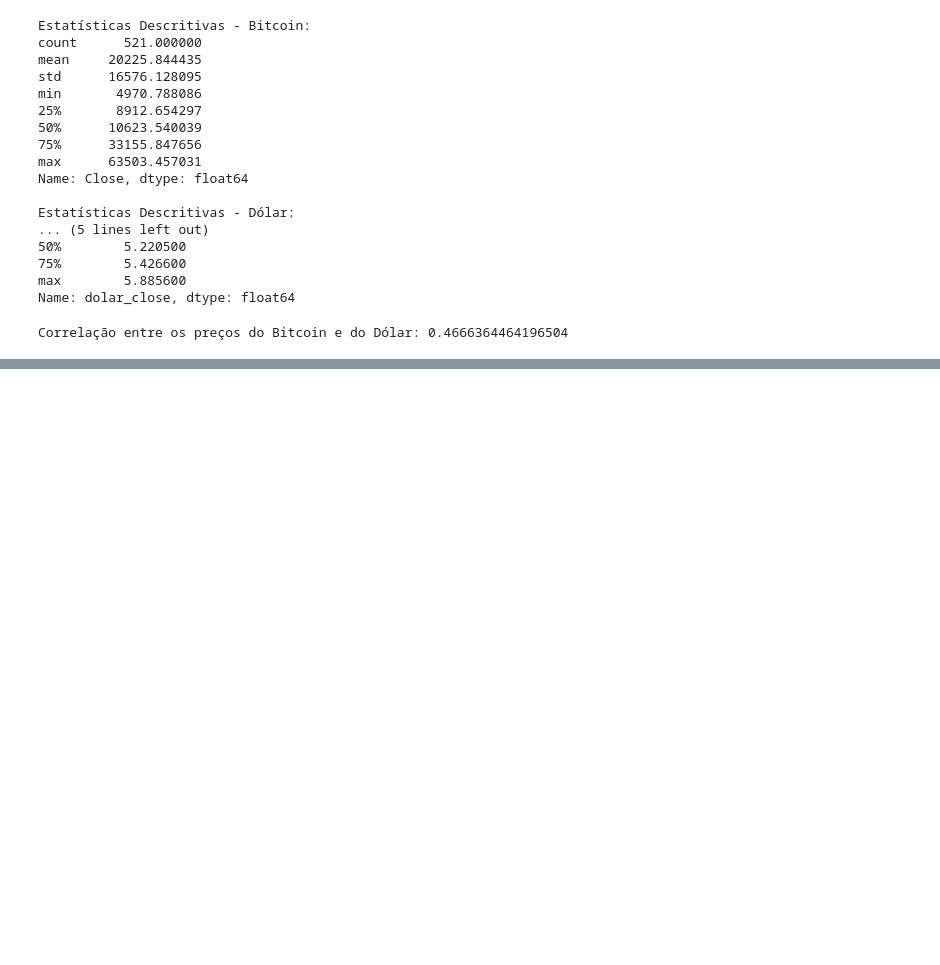
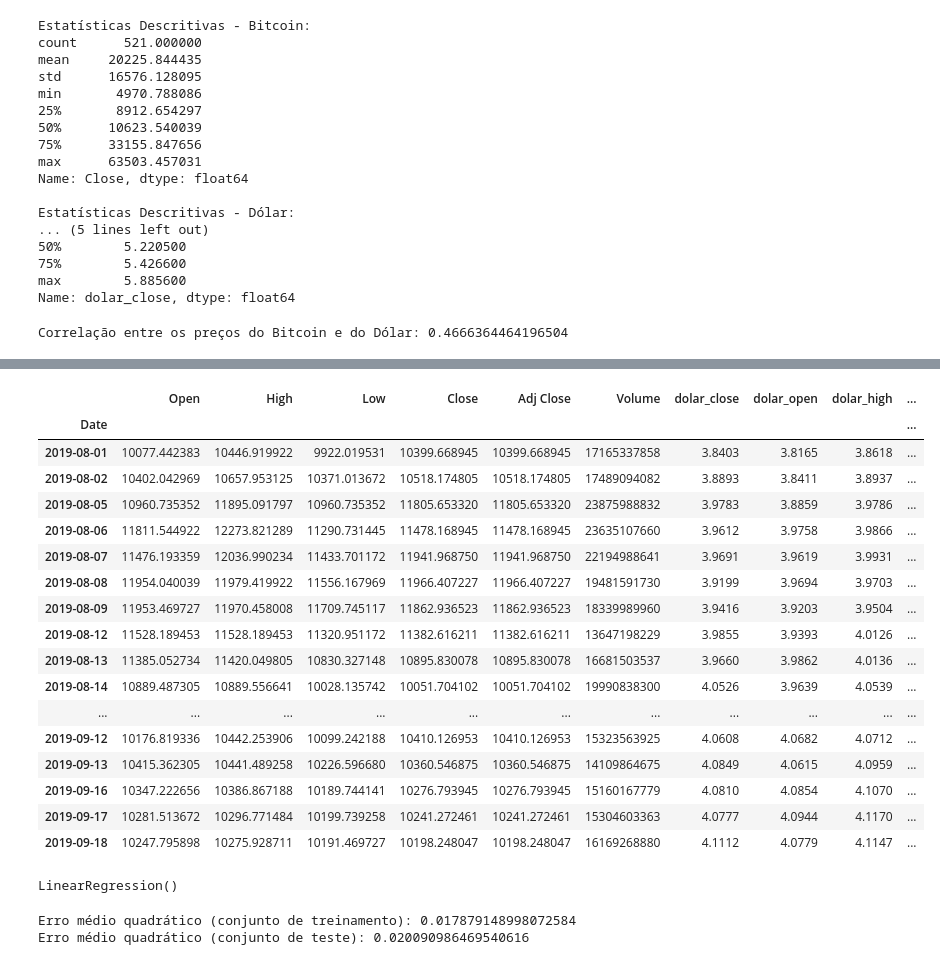
Before and after one commit to Jadeilson08/tcc-data-science, a Jupyter notebook: tcc.ipynb, the cells around one changed output, grey strips where cells are left out. Drawn from its saved outputs; the diff is of its cells as text; code cells hidden in the pictures; blank space fills up the shorter version.

```diff
--- a/tcc.ipynb
+++ b/tcc.ipynb
@@ -332,3 +337,20 @@ correlation = df_bitcoin_dolar['Close'].corr(df_bitcoin_dolar['dolar_close'])
 print('Correlação entre os preços do Bitcoin e do Dólar:', correlation)
 # %% [output]
 Correlação entre os preços do Bitcoin e do Dólar: 0.4666364464196504
+# %%
+# criando indicadores
+
+# médias móveis para identificar tendências
+
+# média móvel simples de 30 dias para o preço do bitcoin
+df_bitcoin_dolar['sma30_bitcoin'] = df_bitcoin_dolar['Close'].rolling(window=30).mean()
+
+# média móvel simples de 30 dias para o preço do dólar
+df_bitcoin_dolar['sma30_dolar'] = df_bitcoin_dolar['dolar_close'].rolling(window=30).mean()
+
+
+# calcular a diferença entre o preço de fechamento do bitcoin e do dólar
+df_bitcoin_dolar['diff_bitcoin_dolar'] = df_bitcoin_dolar['Close'] - df_bitcoin_dolar['dolar_close']
+
+# calcular a diferença percentual entre o preço de fechamento do bitcoin e do dólar
+df_bitcoin_dolar['diff_perc_bitcoin_dolar'] = (df_bitcoin_dolar['Close'] / df_bitcoin_dolar['dolar_close']) - 1
@@ -335 +379,7 @@ Correlação entre os preços do Bitcoin e do Dólar: 0.4666364464196504
+# %%
+#como tem valor nan, vou tratar usando a interpolacao
+#repetindo o primeiro valor valido para as linhas com nan
+df_bitcoin_dolar['sma30_bitcoin'] = df_bitcoin_dolar['sma30_bitcoin'].interpolate(limit_direction='backward')
+
+df_bitcoin_dolar['sma30_dolar'] = df_bitcoin_dolar['sma30_dolar'].interpolate(limit_direction='backward')
 # %%
@@ -354,3 +397,24 @@ fig = go.Figure(data=lines, layout=layout)
 fig.show()
 # %% [output]
 [interactive output not drawn]
+# %%
+df_bitcoin_dolar.head(35)
+# %% [output]
+|  | Open | High | Low | Close | Adj Close | Volume | dolar_close | dolar_open | dolar_high | ... |
+| Date |  |  |  |  |  |  |  |  |  | ... |
+| 2019-08-01 | 10077.442383 | 10446.919922 | 9922.019531 | 10399.668945 | 10399.668945 | 17165337858 | 3.8403 | 3.8165 | 3.8618 | ... |
+| 2019-08-02 | 10402.042969 | 10657.953125 | 10371.013672 | 10518.174805 | 10518.174805 | 17489094082 | 3.8893 | 3.8411 | 3.8937 | ... |
+| 2019-08-05 | 10960.735352 | 11895.091797 | 10960.735352 | 11805.653320 | 11805.653320 | 23875988832 | 3.9783 | 3.8859 | 3.9786 | ... |
+| 2019-08-06 | 11811.544922 | 12273.821289 | 11290.731445 | 11478.168945 | 11478.168945 | 23635107660 | 3.9612 | 3.9758 | 3.9866 | ... |
+| 2019-08-07 | 11476.193359 | 12036.990234 | 11433.701172 | 11941.968750 | 11941.968750 | 22194988641 | 3.9691 | 3.9619 | 3.9931 | ... |
+| 2019-08-08 | 11954.040039 | 11979.419922 | 11556.167969 | 11966.407227 | 11966.407227 | 19481591730 | 3.9199 | 3.9694 | 3.9703 | ... |
+| 2019-08-09 | 11953.469727 | 11970.458008 | 11709.745117 | 11862.936523 | 11862.936523 | 18339989960 | 3.9416 | 3.9203 | 3.9504 | ... |
+| 2019-08-12 | 11528.189453 | 11528.189453 | 11320.951172 | 11382.616211 | 11382.616211 | 13647198229 | 3.9855 | 3.9393 | 4.0126 | ... |
+| 2019-08-13 | 11385.052734 | 11420.049805 | 10830.327148 | 10895.830078 | 10895.830078 | 16681503537 | 3.9660 | 3.9862 | 4.0136 | ... |
+| 2019-08-14 | 10889.487305 | 10889.556641 | 10028.135742 | 10051.704102 | 10051.704102 | 19990838300 | 4.0526 | 3.9639 | 4.0539 | ... |
+| ... | ... | ... | ... | ... | ... | ... | ... | ... | ... | ... |
+| 2019-09-12 | 10176.819336 | 10442.253906 | 10099.242188 | 10410.126953 | 10410.126953 | 15323563925 | 4.0608 | 4.0682 | 4.0712 | ... |
+| 2019-09-13 | 10415.362305 | 10441.489258 | 10226.596680 | 10360.546875 | 10360.546875 | 14109864675 | 4.0849 | 4.0615 | 4.0959 | ... |
+| 2019-09-16 | 10347.222656 | 10386.867188 | 10189.744141 | 10276.793945 | 10276.793945 | 15160167779 | 4.0810 | 4.0854 | 4.1070 | ... |
+| 2019-09-17 | 10281.513672 | 10296.771484 | 10199.739258 | 10241.272461 | 10241.272461 | 15304603363 | 4.0777 | 4.0944 | 4.1170 | ... |
+| 2019-09-18 | 10247.795898 | 10275.928711 | 10191.469727 | 10198.248047 | 10198.248047 | 16169268880 | 4.1112 | 4.0779 | 4.1147 | ... |
@@ -356,0 +430,6 @@ fig.show()
+# %%
+# treinar o modelo de regressão linear
+model = LinearRegression()
+model.fit(X_train, y_train)
+# %% [output]
+LinearRegression()
@@ -356,0 +444,6 @@ fig.show()
+# %%
+print('Erro médio quadrático (conjunto de treinamento):', mse_train)
+print('Erro médio quadrático (conjunto de teste):', mse_test)
+# %% [output]
+Erro médio quadrático (conjunto de treinamento): 0.017879148998072584
+Erro médio quadrático (conjunto de teste): 0.020090986469540616
```
Also changed, not shown: parts of 6 cells of this notebook.
